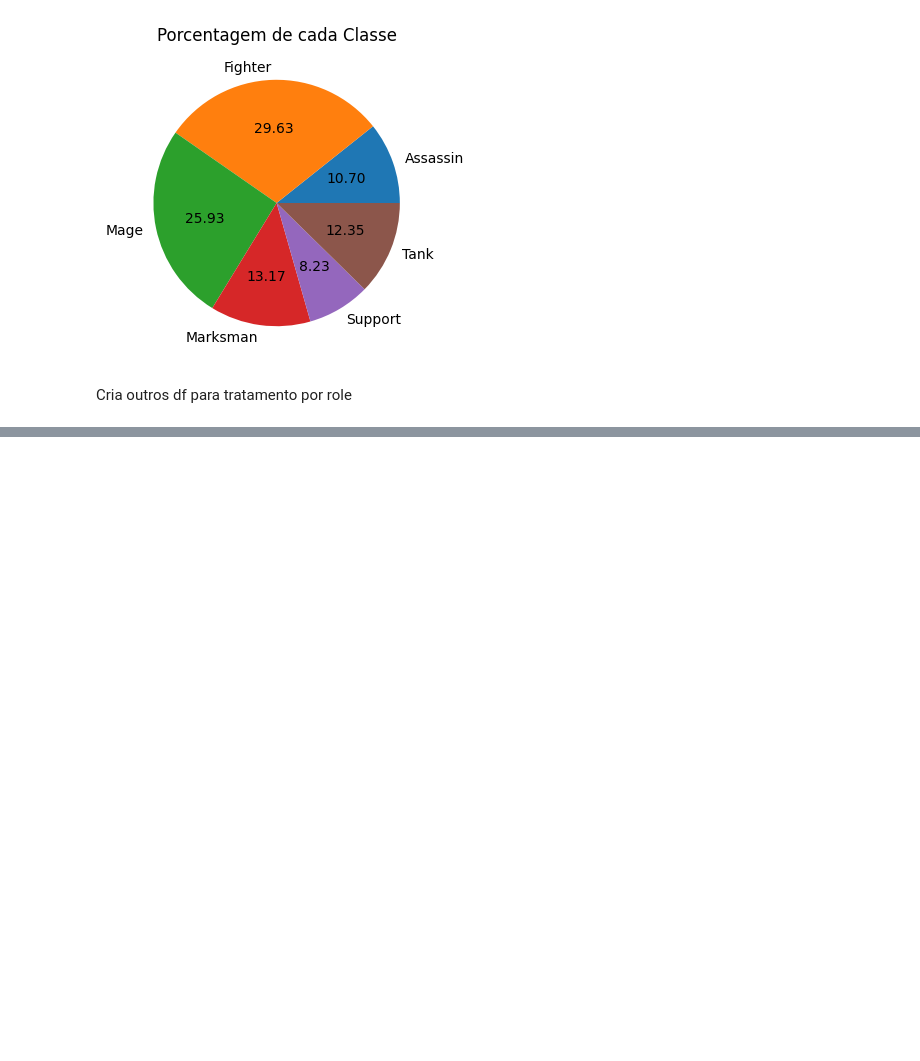
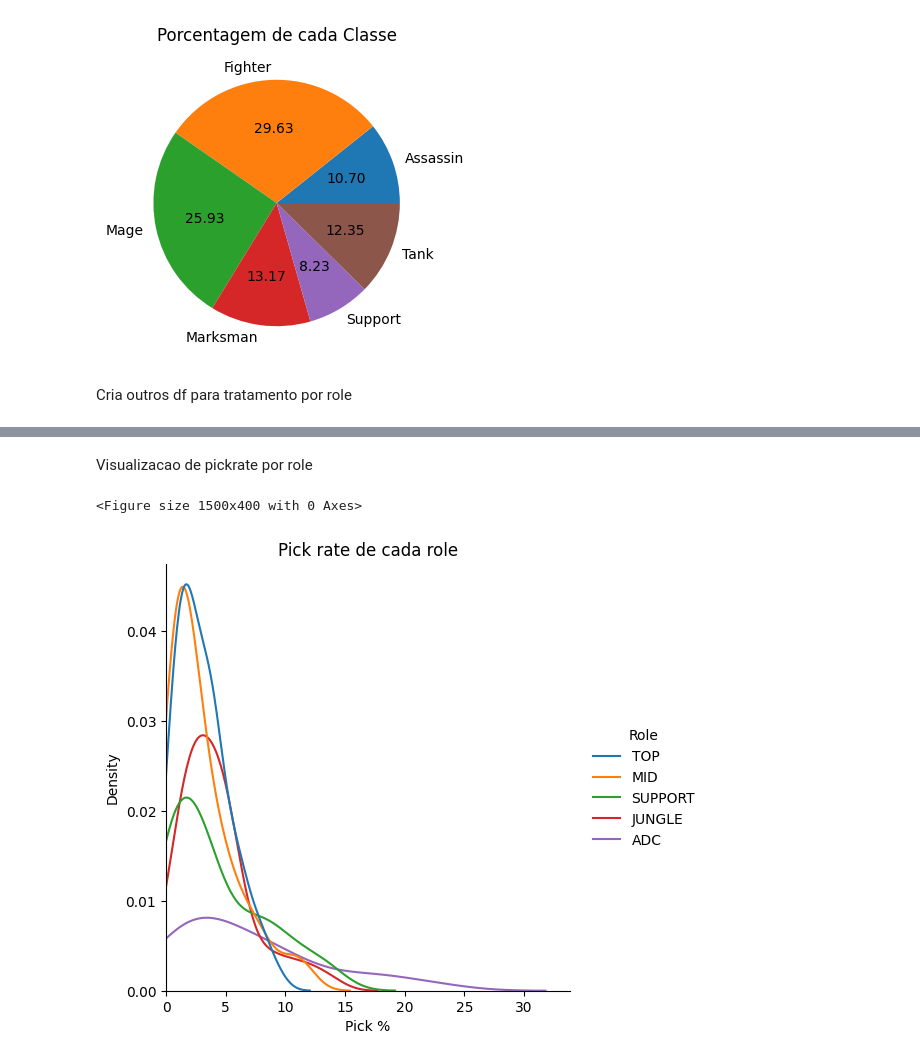
Before and after one commit to thiokue/lol-data-study, a Jupyter notebook: main.ipynb, the cells around one changed output, grey strips where cells are left out. Drawn from its saved outputs; the diff is of its cells as text; code cells hidden in the pictures; blank space fills up the shorter version.

```diff
--- a/main.ipynb
+++ b/main.ipynb
@@ -179,0 +153,11 @@ for df in lista_de_roles:
+# %% [markdown]
+Visualizacao de pickrate por role
+# %%
+plt.figure(figsize=(15,4))
+sns.displot(x='Pick %', data=og_data, hue='Role', kind='kde')
+plt.xlim(0)
+plt.title('Pick rate de cada role')
+plt.show()
+# %% [output]
+<Figure size 1500x400 with 0 Axes>
+[figure, added]
```
Also changed, not shown: parts of 13 cells of this notebook.
